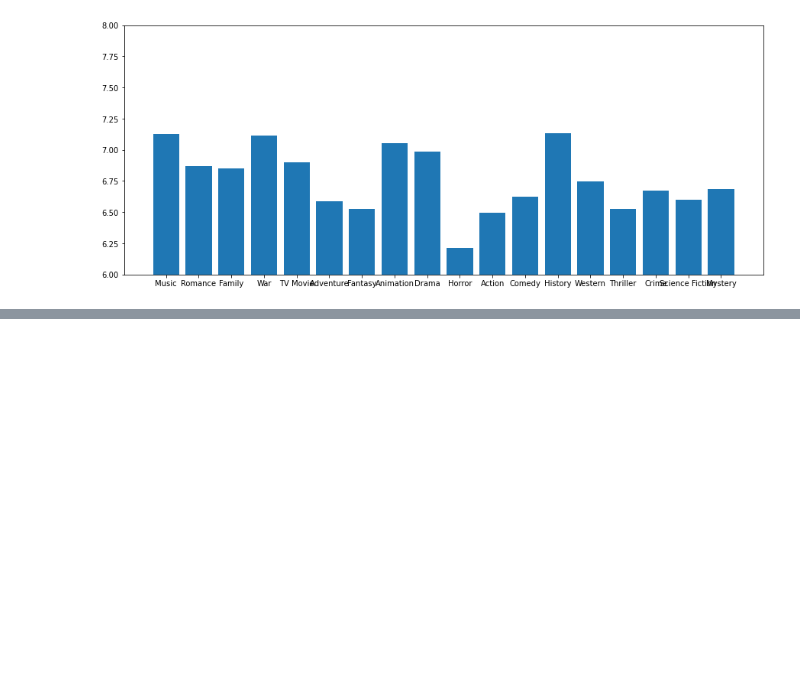
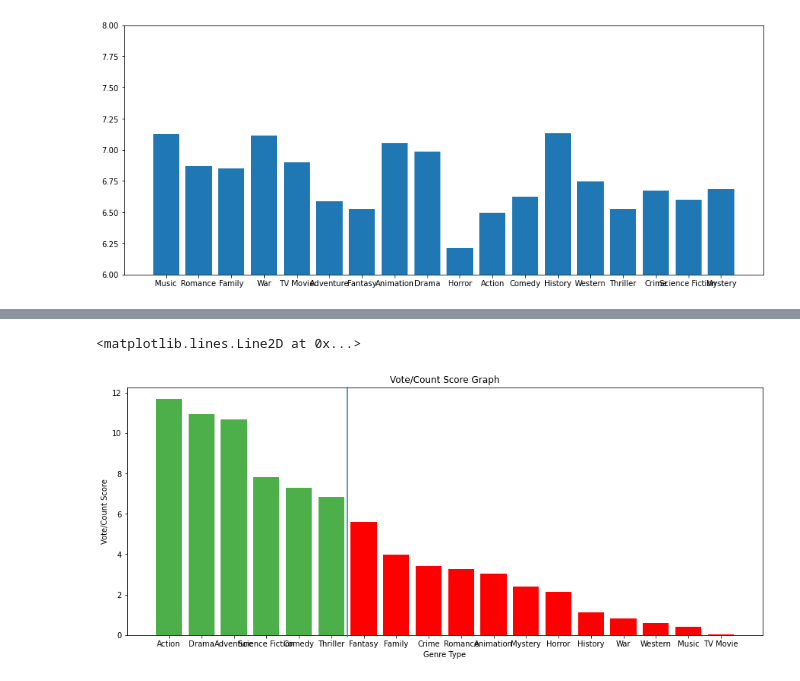
Before and after one commit to Co-nn/Movie-Analysis-Project, a Jupyter notebook: Connor/Untitled.ipynb, the cells around one changed output, grey strips where cells are left out. Cells and saved outputs as stored; diff of their text form; code cells hidden in the pictures; blank space fills up the shorter version.

```diff
--- a/Connor/Untitled.ipynb
+++ b/Connor/Untitled.ipynb
@@ -201,0 +271,12 @@ ax.set_ylim(6,8)
+# %%
+fig, ax = plt.subplots(figsize=(15,6))
+palet =plt.get_cmap("Set1")
+ax.bar(x=top["genre_ids"], height=top["count/vote_score"], color=[palet(2),palet(2),palet(2),palet(2),palet(2),palet(2),"red","red","red","red","red","red","red","red","red","red","red","red"])
+
+ax.set_xlabel("Genre Type")
+ax.set_ylabel("Vote/Count Score")
+ax.set_title("Vote/Count Score Graph")
+fig.add_artist(lines.Line2D([.3935, .3935], [.12, .88]))
+# %% [output]
+<matplotlib.lines.Line2D at 0x...>
+[figure, added]
```
Also changed, not shown: parts of 11 cells of this notebook.
